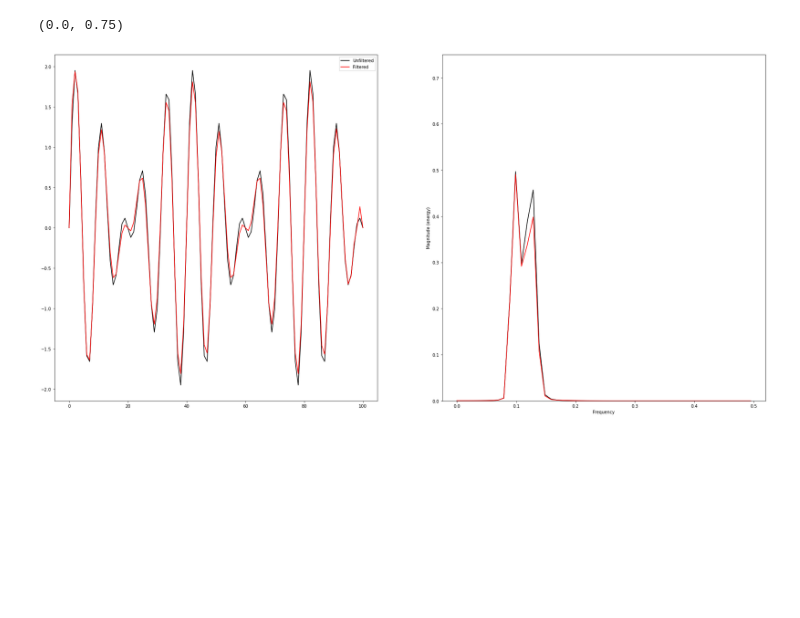
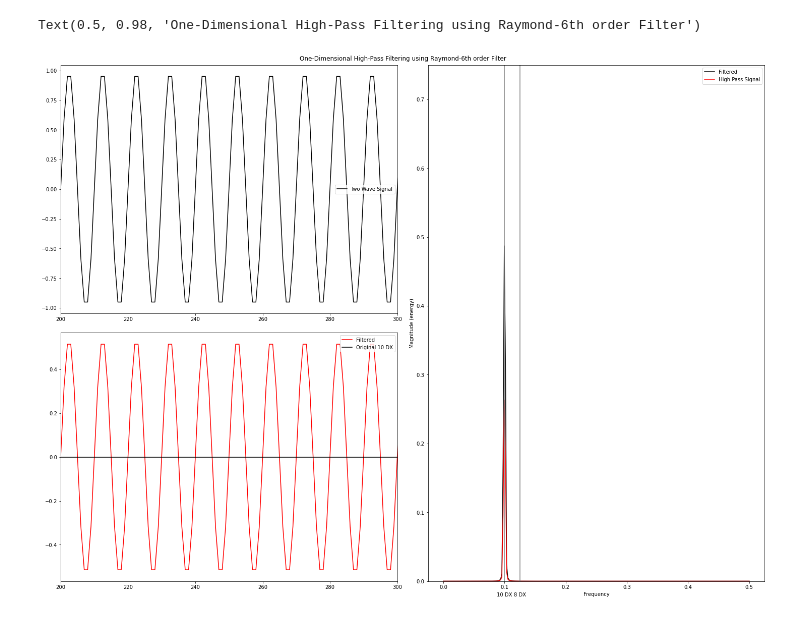
Before and after one commit to louiswicker/my_IPythonNotebooks, a Jupyter notebook: FV3_ARW_tools/TestFilter.ipynb, the cells around one changed output. Saved outputs shown, nothing was run; the diff lists cells and outputs as text; code cells hidden in the pictures; blank space fills up the shorter version.

Commit message:
Created filters from Raymond's paper in Python

```diff
--- a/FV3_ARW_tools/TestFilter.ipynb
+++ b/FV3_ARW_tools/TestFilter.ipynb
@@ -285,24 +16,49 @@ def Raymond_10_Filter1D(XY, EPS, **kwargs):
-# %%
-wave1 = [1.0,8.0]
-wave2 = [1.0,10.0]
-x     = np.arange(101)
-eps   = 1000.
-
-field = wave1[0]*np.sin(2.0*np.pi*x/wave1[1]) + wave2[0]*np.sin(2.0*np.pi*x/wave2[1])
-
-ffield = Raymond_10_Filter1D(field, eps)
-
-fig, axes = plt.subplots(nrows=1, ncols=2, figsize=(30,15))
-
-axes[0].plot(x, field, color='k', label='Unfiltered')
-#axes[0].set_xlim(250,350)
-#axes[0].set_ylim(-2.0,2.0)
-axes[0].plot(x, ffield, color='r', label='Filtered')
-axes[0].legend(['Unfiltered', 'Filtered'])
-
-line1 = axes[1].magnitude_spectrum(field, Fs=1.0, color='k')
-line2 = axes[1].magnitude_spectrum(ffield, Fs=1.0, color='r')
-axes[1].set_ylim(.0,0.75)
-# %% [output]
-(0.0, 0.75)
-[figure, removed]
+# %%
+import matplotlib.pyplot as plt
+import matplotlib.gridspec as gridspec
+
+wave1 = [0.0,8.0]
+wave2 = [1.0,10.0]
+x     = np.arange(512)
+eps   = 1000.
+
+field1 = wave1[0]*np.sin(2.0*np.pi*x/wave1[1])
+field2 = wave2[0]*np.sin(2.0*np.pi*x/wave2[1])
+
+field = field1 + field2
+
+ffield = field - RaymondFilter6(field.copy(), eps)
+
+# Plot answers
+
+fig = plt.figure(constrained_layout=True,figsize=(20,15))
+
+gs = gridspec.GridSpec(2, 2, figure=fig)
+
+ax1 = fig.add_subplot(gs[0, :-1])
+ax2 = fig.add_subplot(gs[1, :-1])
+
+ax1.plot(x, field, color='k', label='Two Wave Signal')
+ax1.legend(['Two Wave Signal'])
+ax1.set_xlim(200,300)
+# ax1.set_ylim(-2.0,2.0)
+ax2.plot(x, ffield, color='r', label='Filtered')
+ax2.plot(x, field1, color='k', label='High Pass')
+ax2.set_xlim(200,300)
+ax2.legend(['Filtered', 'Original 10 DX'])
+
+ax3 = fig.add_subplot(gs[:, 1])
+
+line1 = ax3.magnitude_spectrum(field, Fs=1.0, color='k', label='Two Wave Signal')
+line2 = ax3.magnitude_spectrum(ffield, Fs=1.0, color='r', label='High Pass Signal')
+ax3.legend(['Filtered', 'High Pass Signal'])
+ax3.set_ylim(.0,0.75)
+ax3.plot([1.0/wave1[1],1.0/wave1[1]], [0.0, 1.0], color='grey')
+ax3.plot([1.0/wave2[1],1.0/wave2[1]], [0.0, 1.0], color='grey')
+ax3.text(1.0/wave2[1], -0.02, "%d DX" % (int(wave2[1])), va="center", ha="center")
+ax3.text(1.0/wave1[1], -0.02, "%d DX" % (int(wave1[1])), va="center", ha="center")
+
+plt.suptitle("One-Dimensional High-Pass Filtering using Raymond-6th order Filter")
+# %% [output]
+Text(0.5, 0.98, 'One-Dimensional High-Pass Filtering using Raymond-6th order Filter')
+[figure, added]
```
Also changed, not shown: parts of 6 cells of this notebook, 6 other files.
